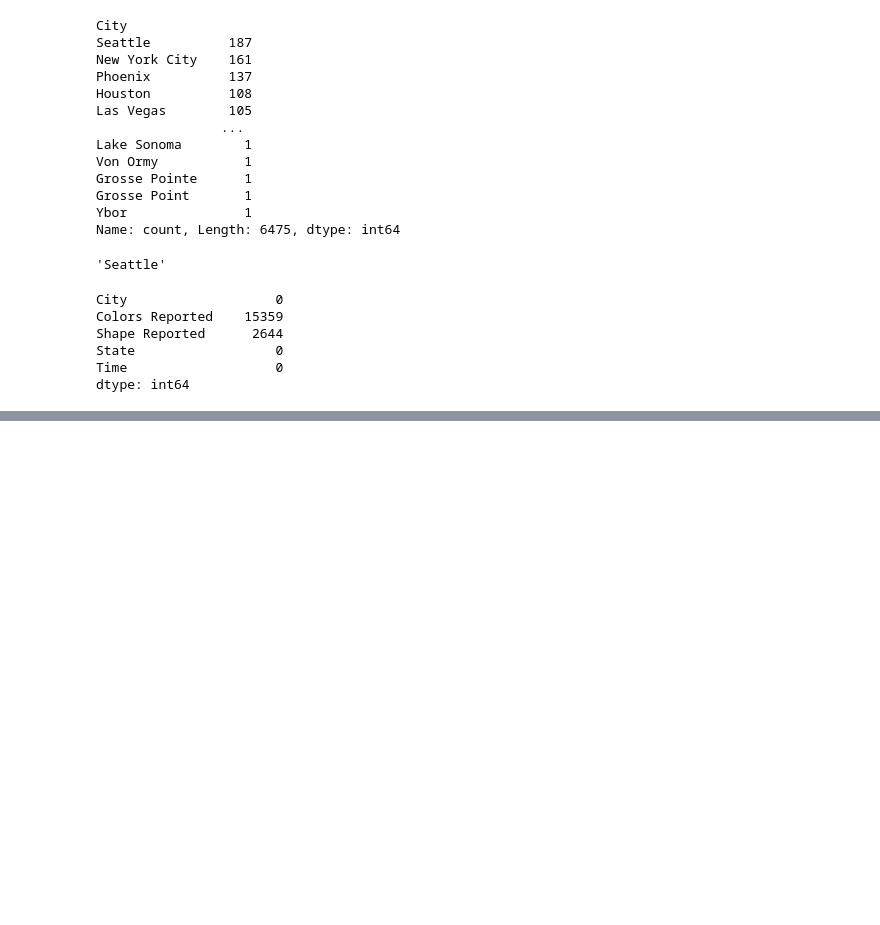
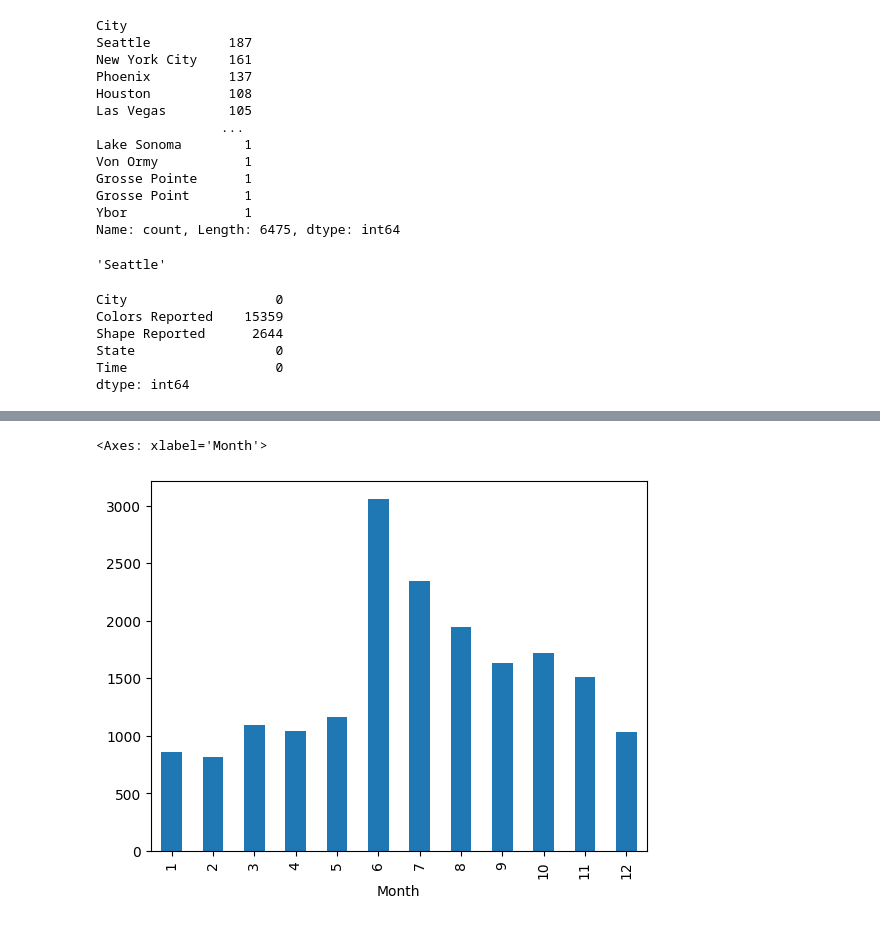
Before and after one commit to durusdogan/DSA201, a Jupyter notebook: Week06/Lecture/pandas_lecture_notes.ipynb, the cells around one changed output, grey strips where cells are left out. Cells and saved outputs as stored; diff of their text form; code cells hidden in the pictures; blank space fills up the shorter version.

```diff
--- a/Week06/Lecture/pandas_lecture_notes.ipynb
+++ b/Week06/Lecture/pandas_lecture_notes.ipynb
@@ -407,0 +664,5 @@ dtype: int64
+# %%
+ufos["Month"].value_counts().sort_index().plot(kind="bar")
+# %% [output]
+<Axes: xlabel='Month'>
+[figure, added]
```
Also changed, not shown: parts of 60 cells of this notebook.
